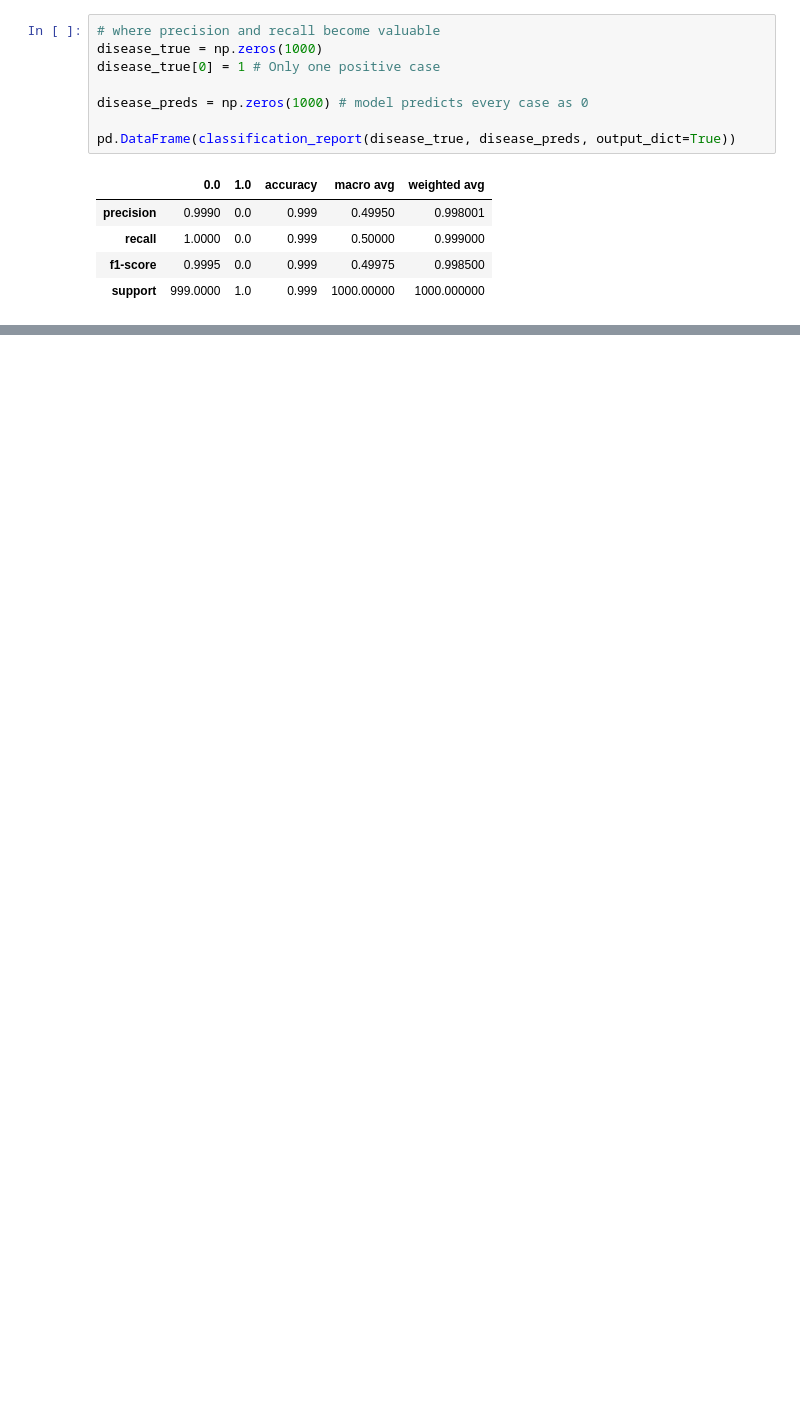
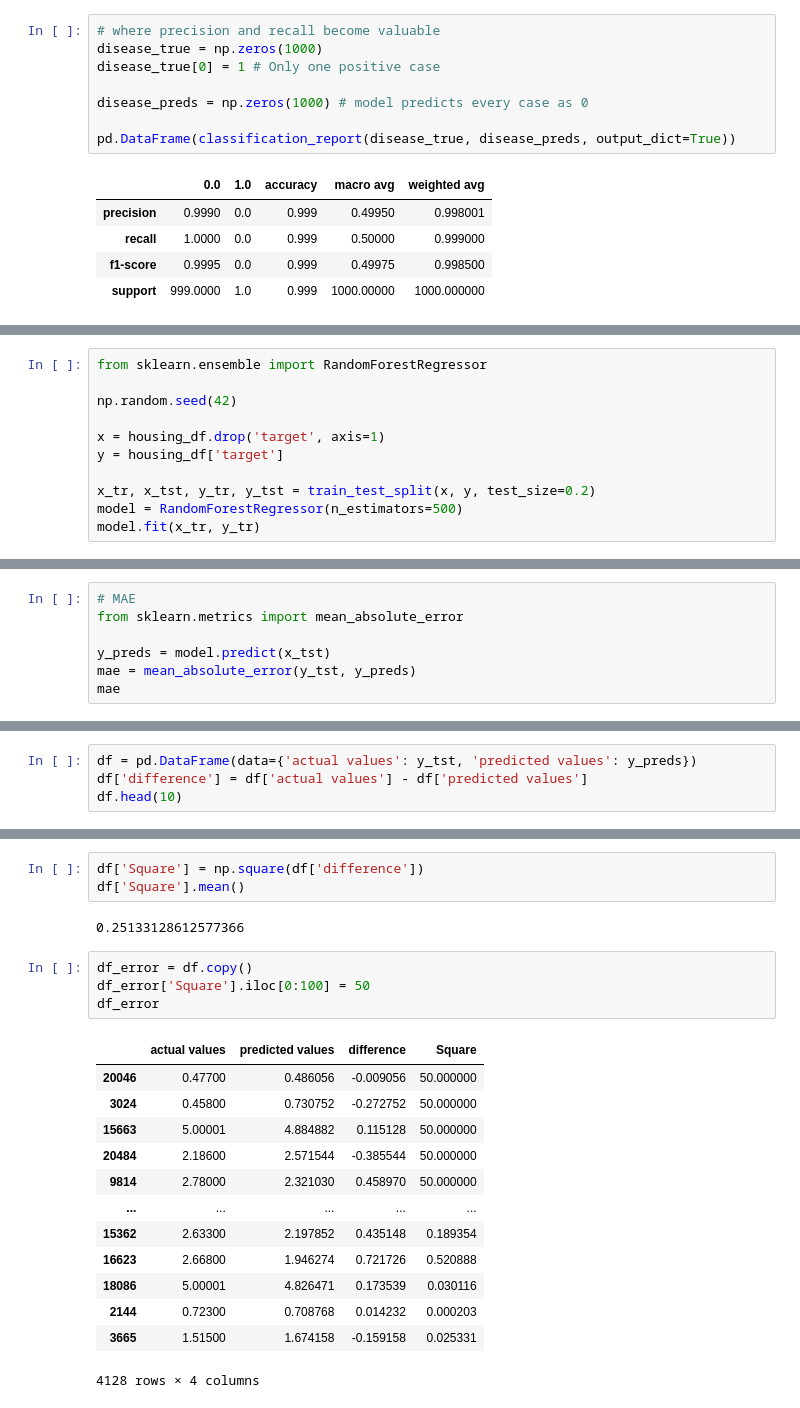
Before and after one commit to Khey17/100-Days-Of-ML-Code, a Jupyter notebook: Learning/Introduction-to-Scikit-Learn.ipynb, the cells around one changed output, grey strips where cells are left out. Drawn from its saved outputs; the diff is of its cells as text; blank space fills up the shorter version.

Commit message:
Evaluation of a Regression model with diff metrics

```diff
--- a/Learning/Introduction-to-Scikit-Learn.ipynb
+++ b/Learning/Introduction-to-Scikit-Learn.ipynb
@@ -1354,0 +1374,11 @@ pd.DataFrame(classification_report(disease_true, disease_preds, output_dict=True
+# %%
+from sklearn.ensemble import RandomForestRegressor
+
+np.random.seed(42)
+
+x = housing_df.drop('target', axis=1)
+y = housing_df['target']
+
+x_tr, x_tst, y_tr, y_tst = train_test_split(x, y, test_size=0.2)
+model = RandomForestRegressor(n_estimators=500)
+model.fit(x_tr, y_tr)
@@ -1354,0 +1427,7 @@ pd.DataFrame(classification_report(disease_true, disease_preds, output_dict=True
+# %%
+# MAE
+from sklearn.metrics import mean_absolute_error
+
+y_preds = model.predict(x_tst)
+mae = mean_absolute_error(y_tst, y_preds)
+mae
@@ -1354,0 +1436,4 @@ pd.DataFrame(classification_report(disease_true, disease_preds, output_dict=True
+# %%
+df = pd.DataFrame(data={'actual values': y_tst, 'predicted values': y_preds})
+df['difference'] = df['actual values'] - df['predicted values']
+df.head(10)
@@ -1354,0 +1467,23 @@ pd.DataFrame(classification_report(disease_true, disease_preds, output_dict=True
+# %%
+df['Square'] = np.square(df['difference'])
+df['Square'].mean()
+# %% [output]
+0.25133128612577366
+# %%
+df_error = df.copy()
+df_error['Square'].iloc[0:100] = 50
+df_error
+# %% [output]
+|  | actual values | predicted values | difference | Square |
+| 20046 | 0.47700 | 0.486056 | -0.009056 | 50.000000 |
+| 3024 | 0.45800 | 0.730752 | -0.272752 | 50.000000 |
+| 15663 | 5.00001 | 4.884882 | 0.115128 | 50.000000 |
+| 20484 | 2.18600 | 2.571544 | -0.385544 | 50.000000 |
+| 9814 | 2.78000 | 2.321030 | 0.458970 | 50.000000 |
+| ... | ... | ... | ... | ... |
+| 15362 | 2.63300 | 2.197852 | 0.435148 | 0.189354 |
+| 16623 | 2.66800 | 1.946274 | 0.721726 | 0.520888 |
+| 18086 | 5.00001 | 4.826471 | 0.173539 | 0.030116 |
+| 2144 | 0.72300 | 0.708768 | 0.014232 | 0.000203 |
+| 3665 | 1.51500 | 1.674158 | -0.159158 | 0.025331 |
+4128 rows × 4 columns
```
Also changed, not shown: parts of 38 cells of this notebook.
